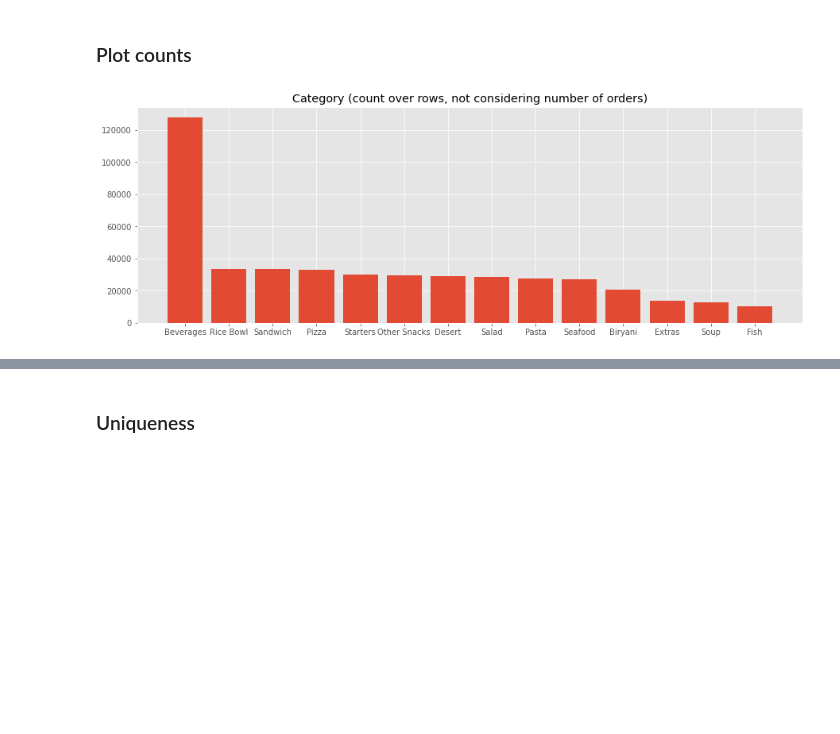
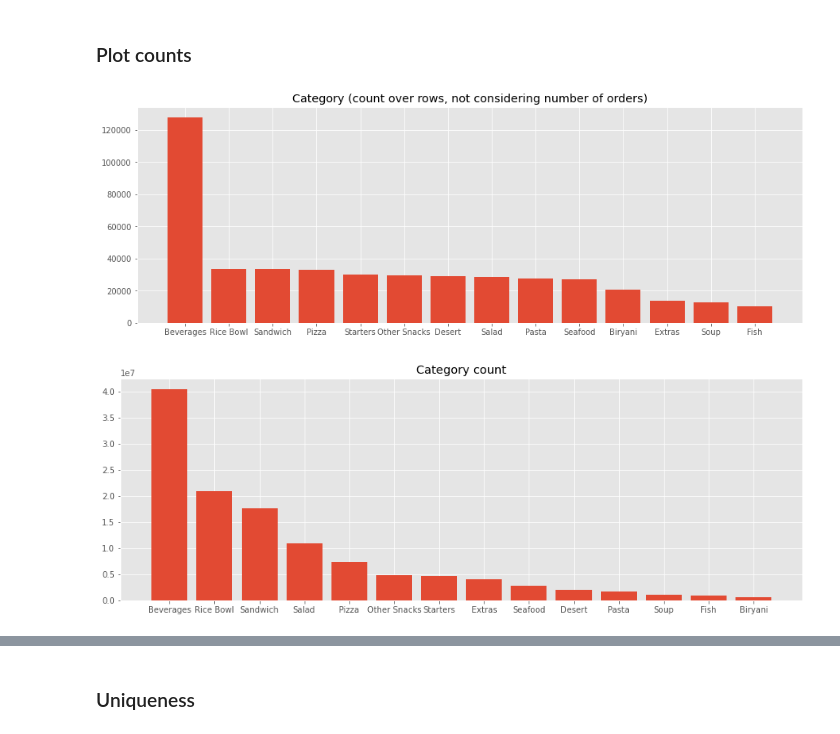
Before and after one commit to tutss/kaggle, a Jupyter notebook: knowledge/food_demand.ipynb, the cells around one changed output, grey strips where cells are left out. Drawn from its saved outputs; the diff is of its cells as text; code cells hidden in the pictures; blank space fills up the shorter version.

```diff
--- a/knowledge/food_demand.ipynb
+++ b/knowledge/food_demand.ipynb
@@ -111,11 +135,19 @@ def plot_counts(col, title):
     plt.figure(figsize=(15,5))
     plt.title(title)
     plt.bar(cats.index, cats.values);
+
+def plot_counts_considering_num_orders(col_name, title):
+    gb = train[[col_name, 'num_orders']].groupby([col_name], as_index=False).sum().sort_values(by='num_orders', ascending=False)
+    plt.figure(figsize=(15,5))
+    plt.title(title)
+    plt.bar(gb[col_name], gb['num_orders']);
 # %% [markdown]
 ### Plot counts
 # %%
 plot_counts(train.category, 'Category (count over rows, not considering number of orders)')
+plot_counts_considering_num_orders('category', 'Category count');
 # %% [output]
 [figure]
+[figure, added]
 # %%
 plot_counts(train.cuisine, 'Cuisines, not considering orders')
```
Also changed, not shown: parts of 26 cells of this notebook, 1 other file.
